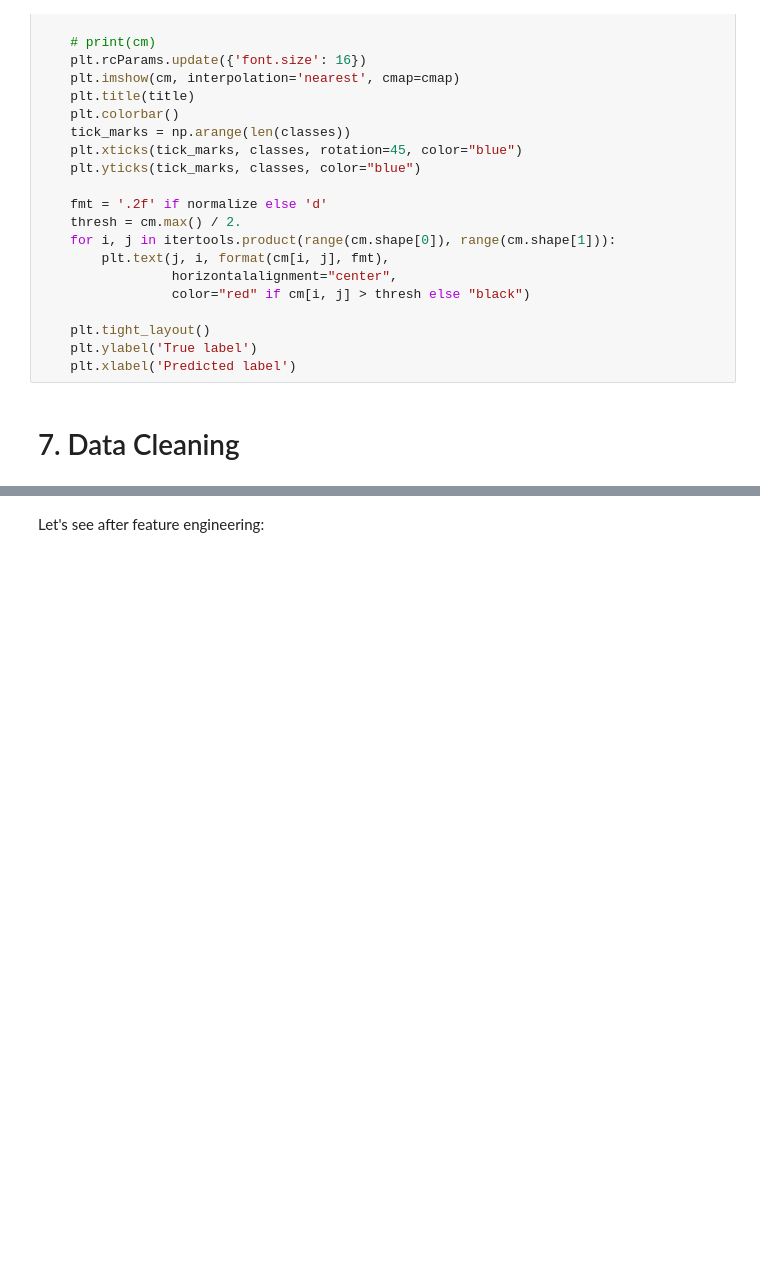
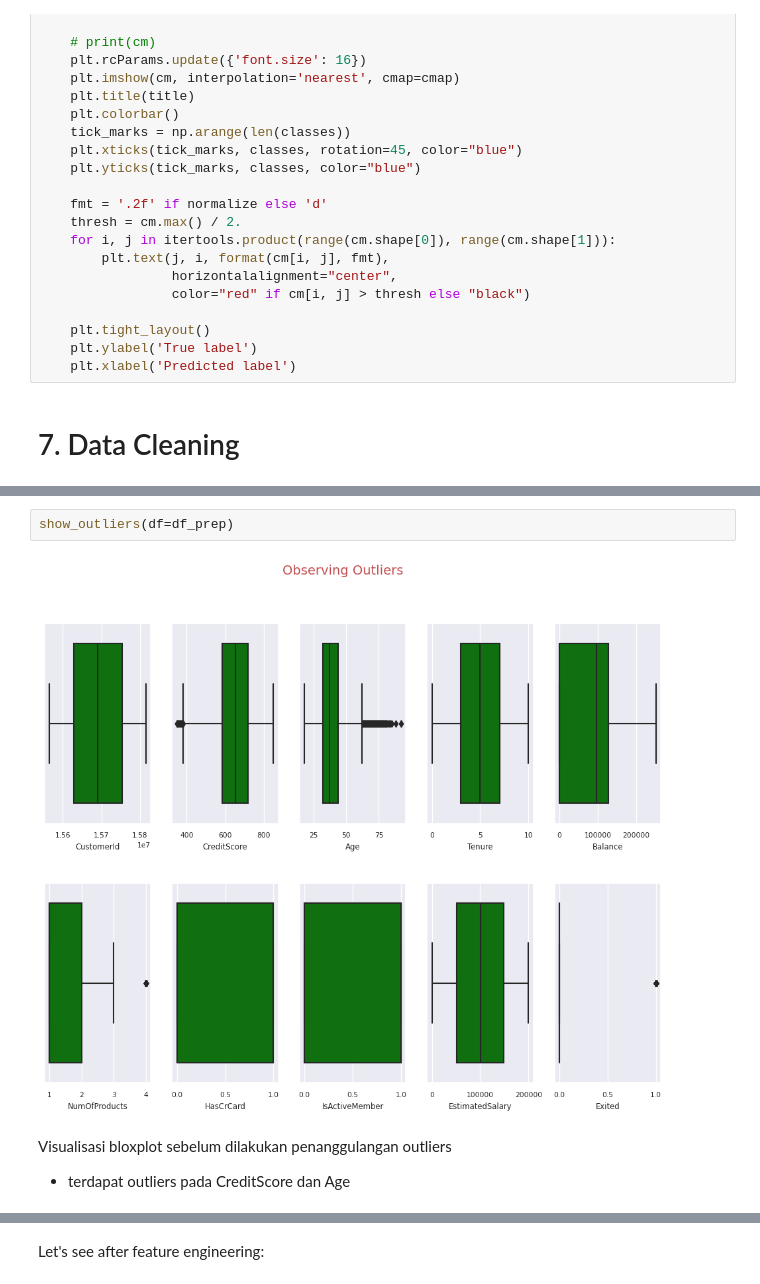
Before and after one commit to igamelinia/portofolio-project, a Jupyter notebook: DS Churn Prediction Model/DS_Project_4_Churn_Prediction.ipynb, the cells around one changed output, grey strips where cells are left out. Cells and saved outputs as stored; diff of their text form; blank space fills up the shorter version.

```diff
--- a/DS Churn Prediction Model/DS_Project_4_Churn_Prediction.ipynb
+++ b/DS Churn Prediction Model/DS_Project_4_Churn_Prediction.ipynb
@@ -565,0 +616,7 @@ Exited 1 count: 2037
+# %%
+show_outliers(df=df_prep)
+# %% [output]
+[figure, added]
+# %% [markdown]
+Visualisasi bloxplot sebelum dilakukan penanggulangan outliers
+- terdapat outliers pada CreditScore dan Age
```
Also changed, not shown: parts of 53 cells of this notebook, 10 other files.
